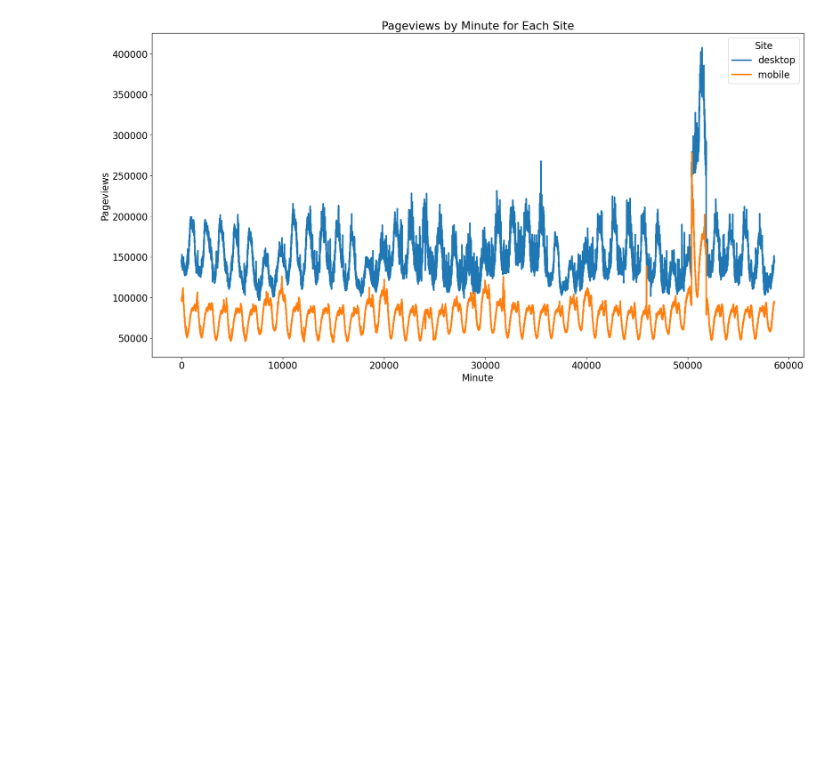
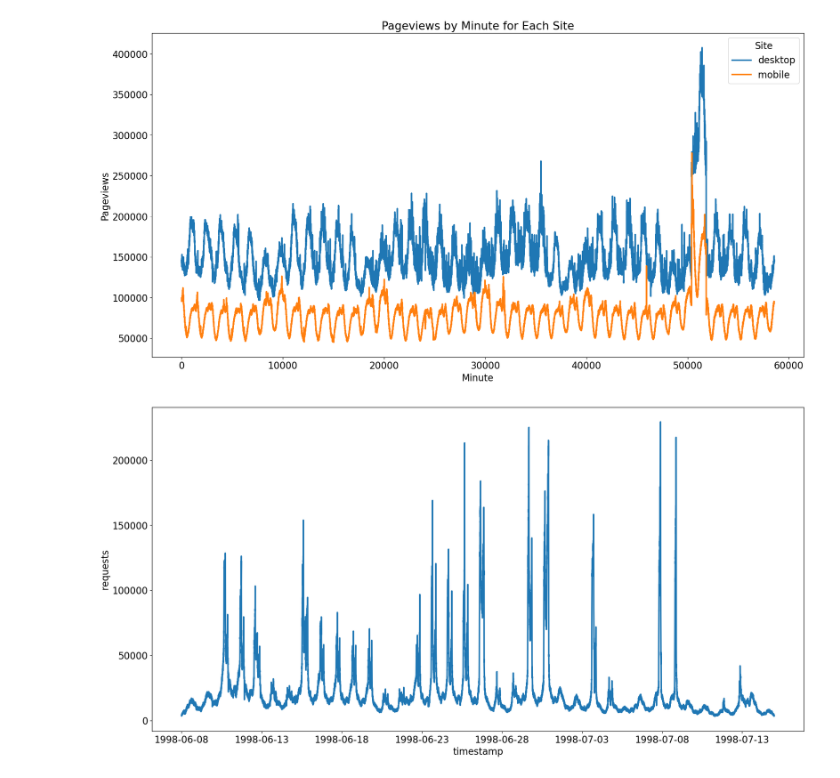
Before and after one commit to geniezi/predictScale, a Jupyter notebook: dataset/analyse.ipynb, the cells around one changed output. Drawn from its saved outputs; the diff is of its cells as text; code cells hidden in the pictures; blank space fills up the shorter version.

```diff
--- a/dataset/analyse.ipynb
+++ b/dataset/analyse.ipynb
@@ -103,3 +116,26 @@ sloa_data.to_csv('resource_estimate/SLOA.tsv',sep='\t',index=False)
 # 读取resource_estimates/SLOValidA文件
 slovalida_data=pd.read_excel('resource_estimate/SLOValidA.xlsx',names=['requests','delay','replicas'],header=None)
 slovalida_data.to_csv('resource_estimate/SLOValidA.tsv',sep='\t',index=False)
+# %%
+fc_data=pd.read_csv('WorldCup/All.tsv',sep='\t')
+fc_data['requests_scale'] = round((fc_data['requests']-fc_data['requests'].min())/(fc_data['requests'].max()-fc_data['requests'].min())*200000).astype(int)
+fc_data.to_csv('WorldCup/All_scale.tsv',sep='\t',index=False)
+fc_data['requests_scale1'] = round((fc_data['requests']-fc_data['requests'].min())/(fc_data['requests'].max()-fc_data['requests'].min())*300000).astype(int)
+
+fc_data['Time'] = pd.to_datetime(fc_data['Time'])
+# 截取0601-0715的数据
+fc_data=fc_data[(fc_data['Time']>='1998-06-8') & (fc_data['Time']<='1998-07-15')]
+plt.figure(figsize=(20, 10))
+plt.plot(fc_data['Time'],fc_data['requests'])
+plt.xlabel('timestamp')
+plt.ylabel('requests')
+plt.gca().xaxis.set_major_locator(plt.MaxNLocator(10)) # 只显示大约10个X轴标签
+# plt.gcf().autofmt_xdate() # 自动旋转日期标记以防止重叠
+# 旋转45度
+# plt.xticks(rotation=30)
+
+# plt.title('wiki requests by minute')
+plt.show()
+# print(fc_data['requests'].max())
+# %% [output]
+[figure, added]
```
Also changed, not shown: parts of 1 cell of this notebook, 1 other file.
